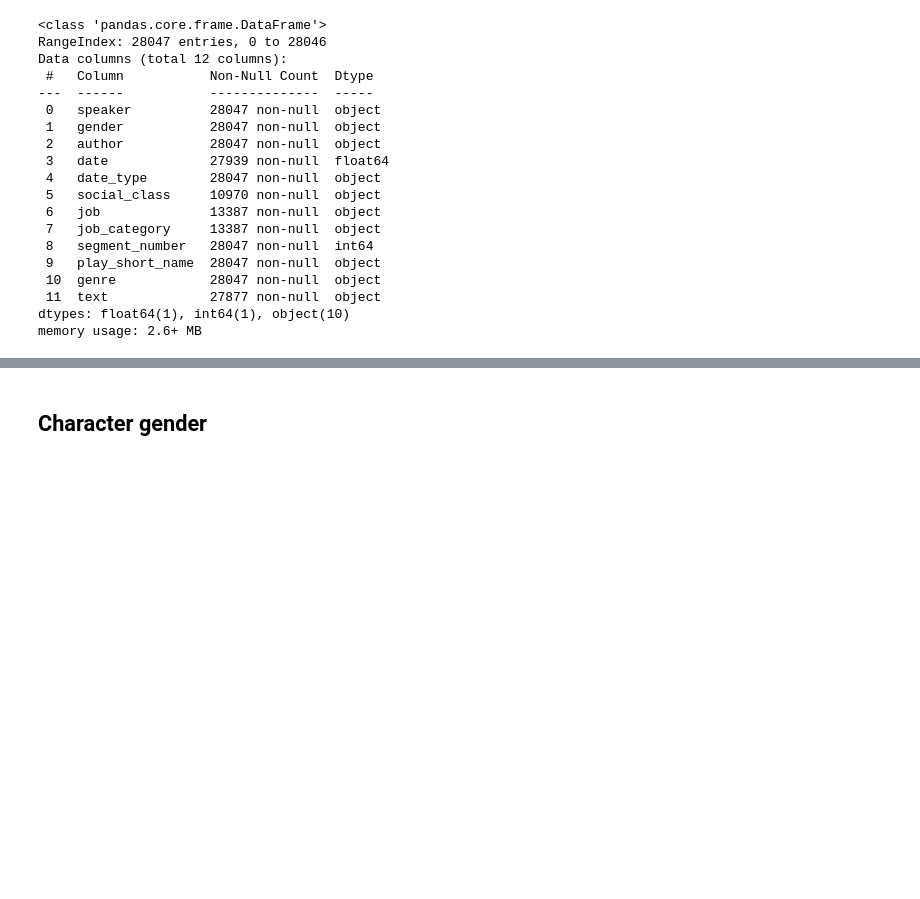
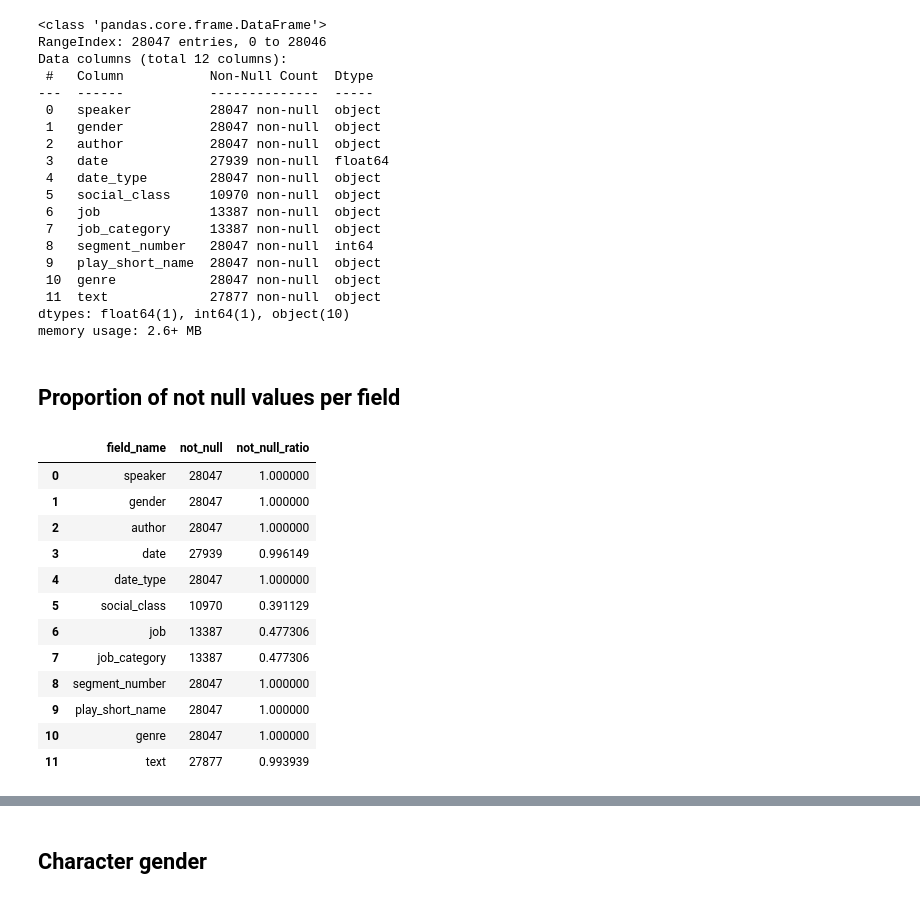
Before and after one commit to methal-project/alsatian-character-speech, a Jupyter notebook: metadata_analysis.ipynb, the cells around one changed output, grey strips where cells are left out. Cells and saved outputs as stored; diff of their text form; code cells hidden in the pictures; blank space fills up the shorter version.

```diff
--- a/metadata_analysis.ipynb
+++ b/metadata_analysis.ipynb
@@ -45,3 +45,5 @@ Data columns (total 12 columns):
  11  text             27877 non-null  object
 dtypes: float64(1), int64(1), object(10)
 memory usage: 2.6+ MB
+# %% [markdown]
+## Proportion of not null values per field
@@ -47,0 +55,16 @@ memory usage: 2.6+ MB
+# %%
+df_not_empty_ratios
+# %% [output]
+|  | field_name | not_null | not_null_ratio |
+| 0 | speaker | 28047 | 1.000000 |
+| 1 | gender | 28047 | 1.000000 |
+| 2 | author | 28047 | 1.000000 |
+| 3 | date | 27939 | 0.996149 |
+| 4 | date_type | 28047 | 1.000000 |
+| 5 | social_class | 10970 | 0.391129 |
+| 6 | job | 13387 | 0.477306 |
+| 7 | job_category | 13387 | 0.477306 |
+| 8 | segment_number | 28047 | 1.000000 |
+| 9 | play_short_name | 28047 | 1.000000 |
+| 10 | genre | 28047 | 1.000000 |
+| 11 | text | 27877 | 0.993939 |
```
Also changed, not shown: parts of 3 cells of this notebook, 1 other file.
